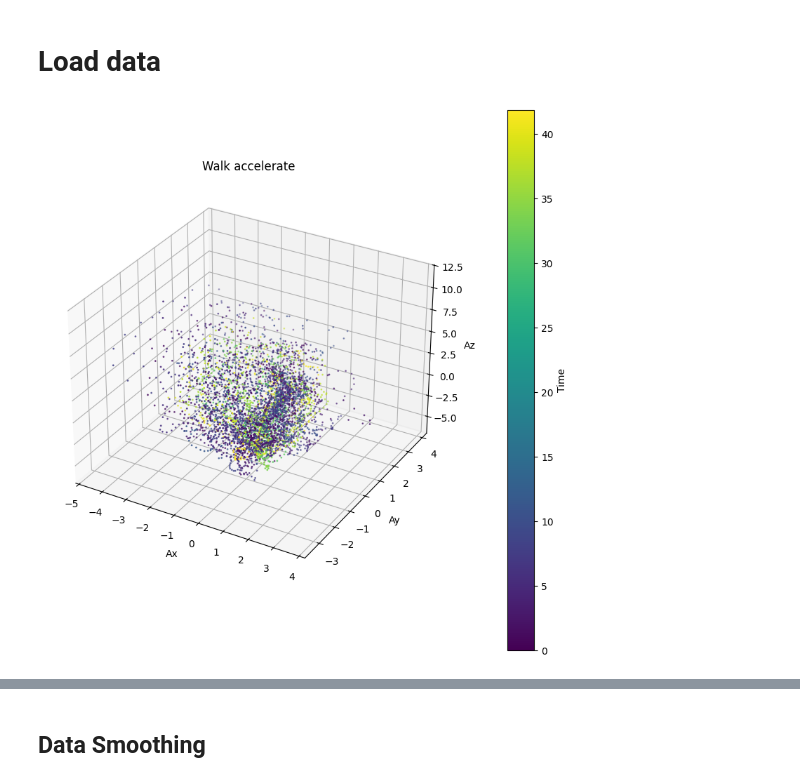
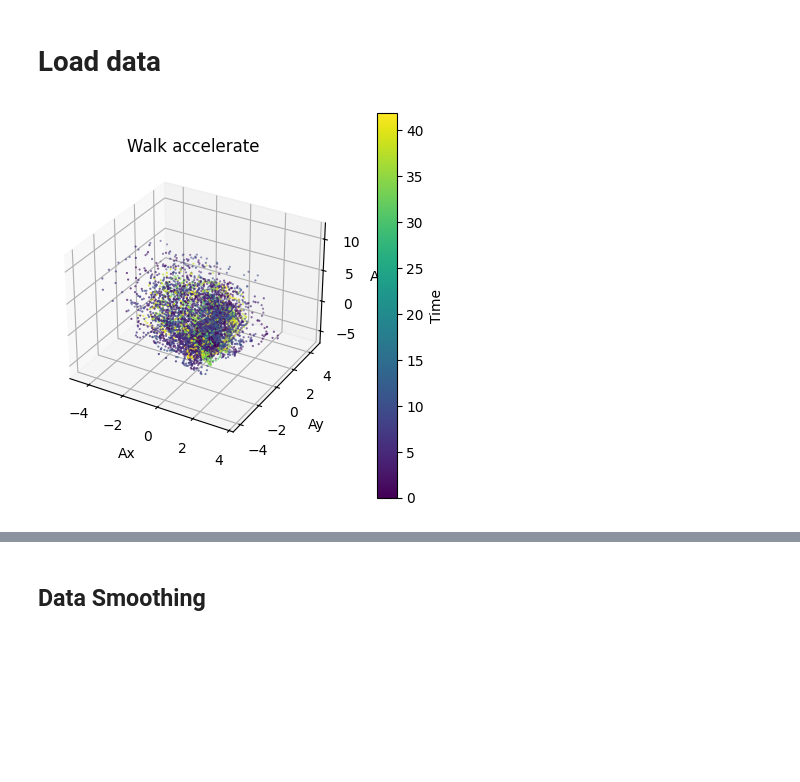
Before and after one commit to FSYFSYFSY/CMPT353_Project, a Jupyter notebook: program.ipynb, the cells around one changed output, grey strips where cells are left out. Saved outputs shown, nothing was run; the diff lists cells and outputs as text; code cells hidden in the pictures; blank space fills up the shorter version.

```diff
--- a/program.ipynb
+++ b/program.ipynb
@@ -18,36 +46,19 @@ from sklearn.metrics import accuracy_score, classification_report, confusion_mat
 # %%
-folder_path = 'Data'
-csv_files = [f for f in os.listdir(folder_path) if f.endswith('.csv')]
 
-run_df = pd.DataFrame()
-walk_df = pd.DataFrame()
-
-for file in csv_files:
-    file_path = os.path.join(folder_path, file)
-    if 'Run' in file:
-        temp_df = pd.read_csv(file_path)
-        run_df = pd.concat([run_df, temp_df], ignore_index=True)
-    elif 'Walk' in file:
-        temp_df = pd.read_csv(file_path)
-        walk_df = pd.concat([walk_df, temp_df], ignore_index=True)
-
-fig1 = plt.figure(figsize=(10, 10))
+fig1 = plt.figure(figsize=(5, 5))
 ax = fig1.add_subplot(111, projection='3d')
 
-sc1 = ax.scatter(walk_df['ax'], walk_df['ay'], walk_df['az'], c=walk_df['time'], cmap='viridis',marker='o', s=1)
-#ax.scatter(run_df['ax'], run_df['ay'], run_df['az'], c=run_df['time'], cmap='viridis',marker='.', s=0.75)
+sc1 = ax.scatter(walk_df['ax'], walk_df['ay'], walk_df['az'], c=walk_df['time'], cmap='viridis',marker='o', s=0.3)
 
-cbar1 = plt.colorbar(sc1, ax=ax, pad=0.1)
-cbar1.set_label('Time')
-#ax.scatter(walk_df['ax'], walk_df['ay'], walk_df['az'], c='r', marker='.', s=0.75)
-#ax.scatter(run_df['ax'], run_df['ay'], run_df['az'], c='b', marker='.', s=0.75)
+cbar = plt.colorbar(sc1, ax=ax, pad=0.1)
+cbar.set_label('Time')
 
 ax.set_title('Walk accelerate')
 ax.set_xlabel('Ax')
 ax.set_ylabel('Ay')
 ax.set_zlabel('Az')
 
 plt.show(fig1)
 # %% [output]
-[figure, old version]
+[figure, new version]
 # %%
```
Also changed, not shown: parts of 11 cells of this notebook, 23 other files.
